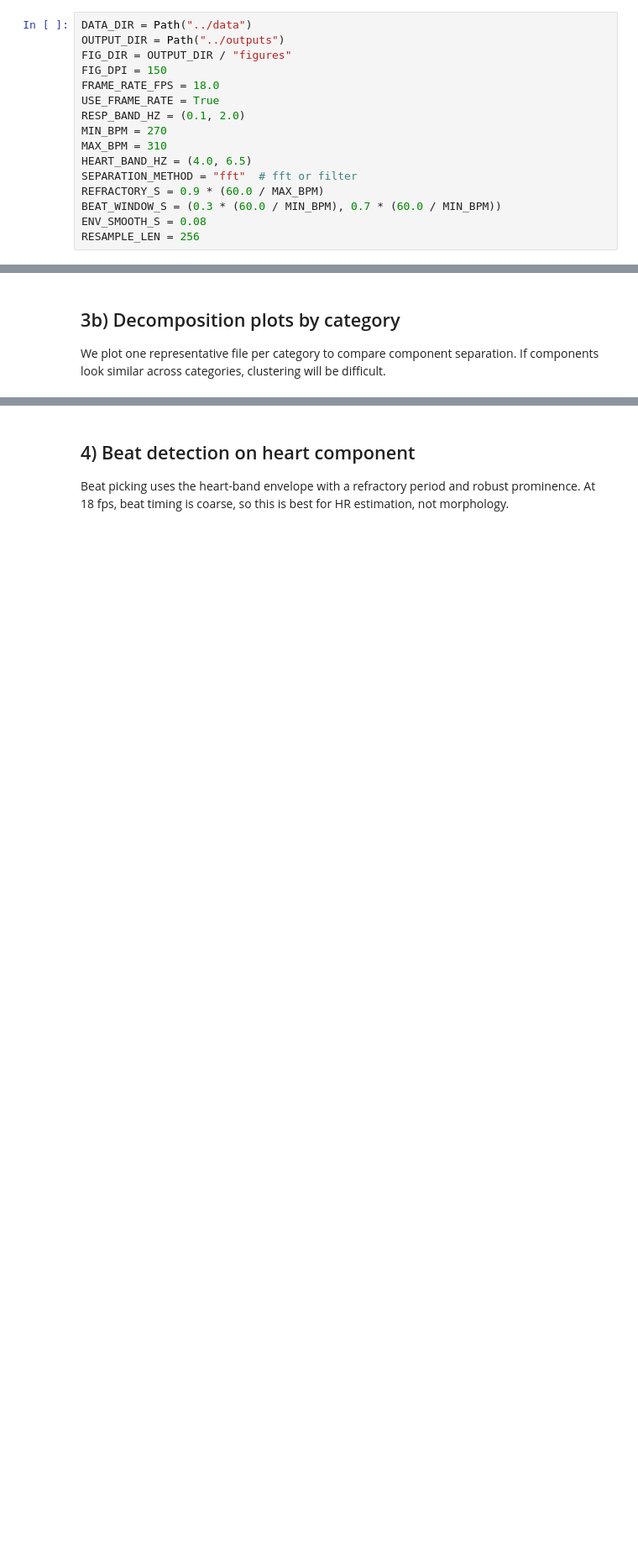
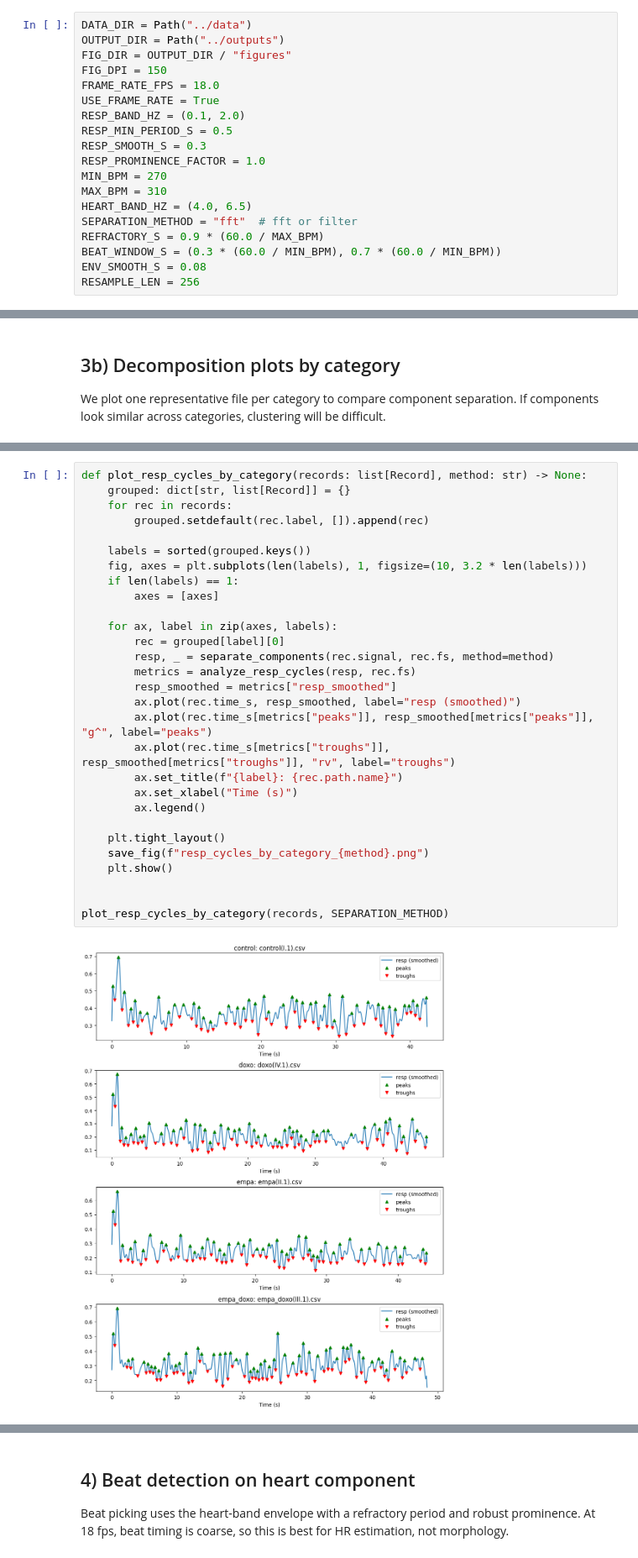
Before and after one commit to taddeusb90/heart-ts-analysis, a Jupyter notebook: notebooks/heart_midas_pipeline.ipynb, the cells around one changed output, grey strips where cells are left out. Shown at 84% size. Cells and saved outputs as stored; diff of their text form; blank space fills up the shorter version.

```diff
--- a/notebooks/heart_midas_pipeline.ipynb
+++ b/notebooks/heart_midas_pipeline.ipynb
@@ -65,6 +65,9 @@ FIG_DPI = 150
 FRAME_RATE_FPS = 18.0
 USE_FRAME_RATE = True
 RESP_BAND_HZ = (0.1, 2.0)
+RESP_MIN_PERIOD_S = 0.5
+RESP_SMOOTH_S = 0.3
+RESP_PROMINENCE_FACTOR = 1.0
 MIN_BPM = 270
 MAX_BPM = 310
 HEART_BAND_HZ = (4.0, 6.5)
@@ -298,3 +382,34 @@ If components look similar across categories, clustering will be difficult.
+# %%
+def plot_resp_cycles_by_category(records: list[Record], method: str) -> None:
+    grouped: dict[str, list[Record]] = {}
+    for rec in records:
+        grouped.setdefault(rec.label, []).append(rec)
+
+    labels = sorted(grouped.keys())
+    fig, axes = plt.subplots(len(labels), 1, figsize=(10, 3.2 * len(labels)))
+    if len(labels) == 1:
+        axes = [axes]
+
+    for ax, label in zip(axes, labels):
+        rec = grouped[label][0]
+        resp, _ = separate_components(rec.signal, rec.fs, method=method)
+        metrics = analyze_resp_cycles(resp, rec.fs)
+        resp_smoothed = metrics["resp_smoothed"]
+        ax.plot(rec.time_s, resp_smoothed, label="resp (smoothed)")
+        ax.plot(rec.time_s[metrics["peaks"]], resp_smoothed[metrics["peaks"]], "g^", label="peaks")
+        ax.plot(rec.time_s[metrics["troughs"]], resp_smoothed[metrics["troughs"]], "rv", label="troughs")
+        ax.set_title(f"{label}: {rec.path.name}")
+        ax.set_xlabel("Time (s)")
+        ax.legend()
+
+    plt.tight_layout()
+    save_fig(f"resp_cycles_by_category_{method}.png")
+    plt.show()
+
+
+plot_resp_cycles_by_category(records, SEPARATION_METHOD)
+# %% [output]
+[figure, added]
 # %%
 def plot_category_decomposition(records: list[Record], method: str) -> None:
     grouped: dict[str, list[Record]] = {}
```
Also changed, not shown: parts of 7 cells of this notebook, 3 other files.
